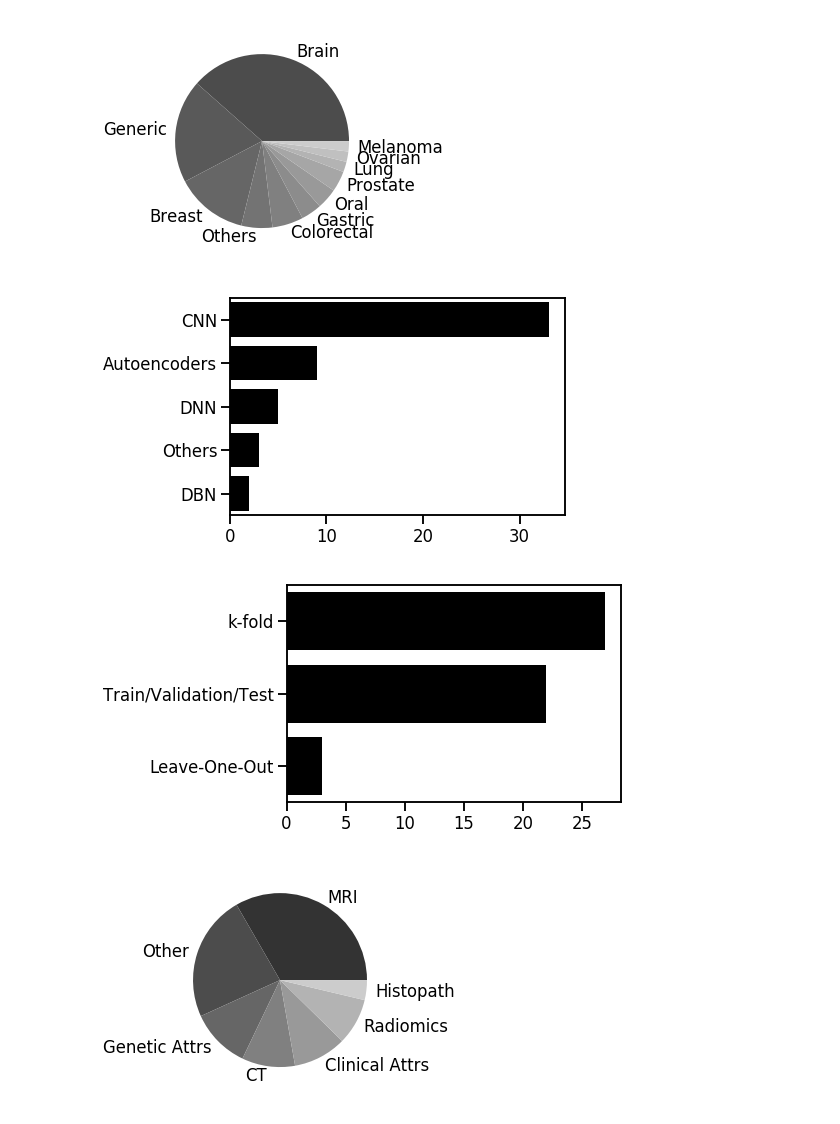
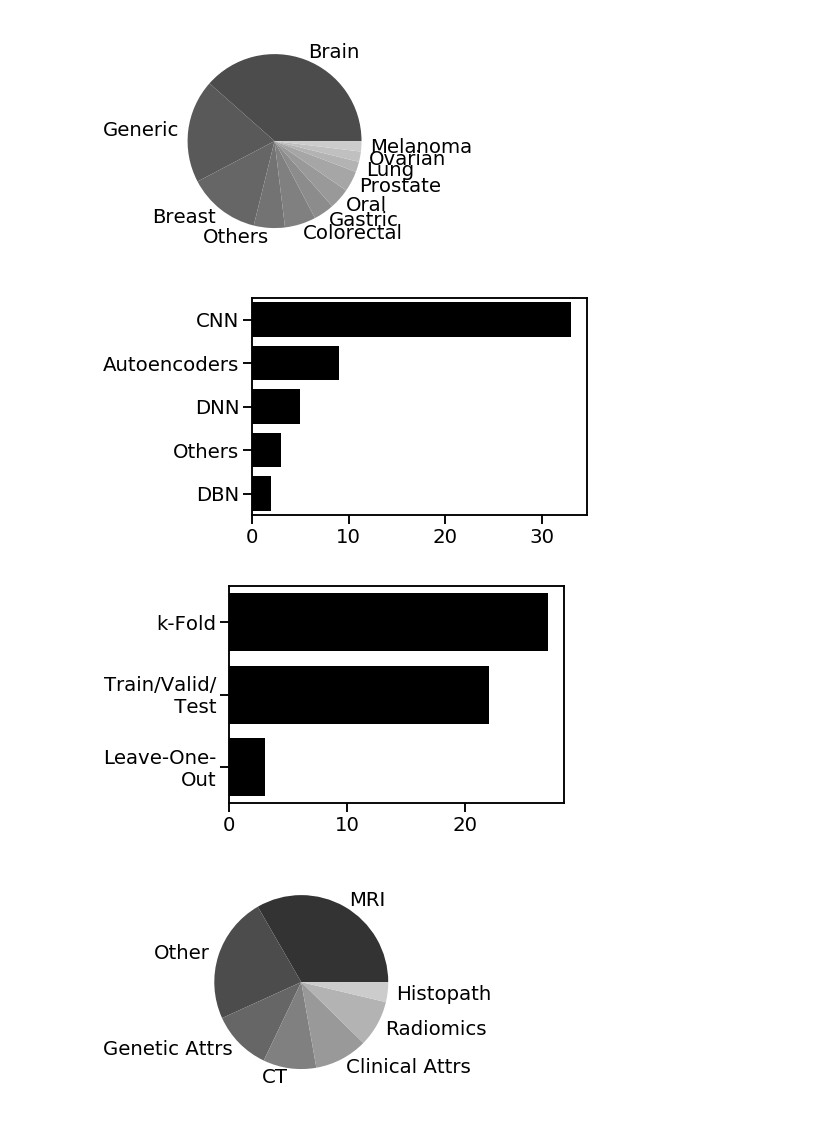
Before and after one commit to amenegotto/pyLiver, a Jupyter notebook: notebook/charts2019.ipynb, the cells around one changed output. Drawn from its saved outputs; the diff is of its cells as text; code cells hidden in the pictures.

```diff
--- a/notebook/charts2019.ipynb
+++ b/notebook/charts2019.ipynb
@@ -6,5 +6,5 @@ import matplotlib.pyplot as plt
 import seaborn as sns
 
 sns.set_color_codes("pastel")
-sns.set_context('talk')  #Everything is larger
+sns.set_context("talk", font_scale=1.1)  #Everything is larger
 # %%
@@ -30,7 +39,7 @@ plt.pie(org_df['Qtd'], labels=org_df['Orgao'], colors=color)
 #plt.set_ylabel('')
 plt.savefig('/tmp/chart_orgaos.eps', format='eps', bbox_inches='tight')
 # %% [output]
-[figure, old version]
+[figure, new version]
 # %%
 arch_df = pd.read_csv('/home/amenegotto/Downloads/Artigos Coletados - Arch.csv')
 arch = sns.barplot(data= arch_df, color='black',
@@ -41,18 +50,21 @@ arch.set_ylabel('')
 arch_fig = arch.get_figure()
 arch_fig.savefig('/tmp/chart_arch.eps', format='eps', bbox_inches='tight')
 # %% [output]
-[figure, old version]
+[figure, new version]
 # %%
-est_df = pd.read_csv('/home/amenegotto/Downloads/Artigos Coletados - Estrategia.csv')
-est = sns.barplot(data= est_df, color='black',
-    y= 'Estrategia',
-    x= 'Qtd')
+#est_df = pd.read_csv('/home/amenegotto/Downloads/Artigos Coletados - Estrategia.csv')
+
+y=['k-Fold', 'Train/Valid/\n Test', 'Leave-One-\nOut']
+x=[27, 22, 3]
+
+#est = sns.barplot(data= est_df, color='black', y= 'Estrategia', x= 'Qtd')
+est = sns.barplot(x, y, color='black')
 est.set_xlabel('')
 est.set_ylabel('')
 est_fig = est.get_figure()
 est_fig.savefig('/tmp/chart_estrategias.eps', format='eps', bbox_inches='tight')
 # %% [output]
-[figure, old version]
+[figure, new version]
 # %%
 inputsq_df = pd.read_csv('/home/amenegotto/Downloads/Artigos Coletados - InputsQ.csv')
 
@@ -63,7 +75,7 @@ plt.pie(inputsq_df['Qtd'], labels=inputsq_df['Entrada'], colors=color)
 #plt.set_ylabel('')
 plt.savefig('/tmp/chart_inputsq.eps', format='eps', bbox_inches='tight')
 # %% [output]
-[figure, old version]
+[figure, new version]
 # %%
 fusao_df = pd.read_csv('/home/amenegotto/Downloads/Artigos Coletados - Fusao.csv')
 fusao = sns.barplot(data= fusao_df, color='black',
```
Also changed, not shown: parts of 5 cells of this notebook.
